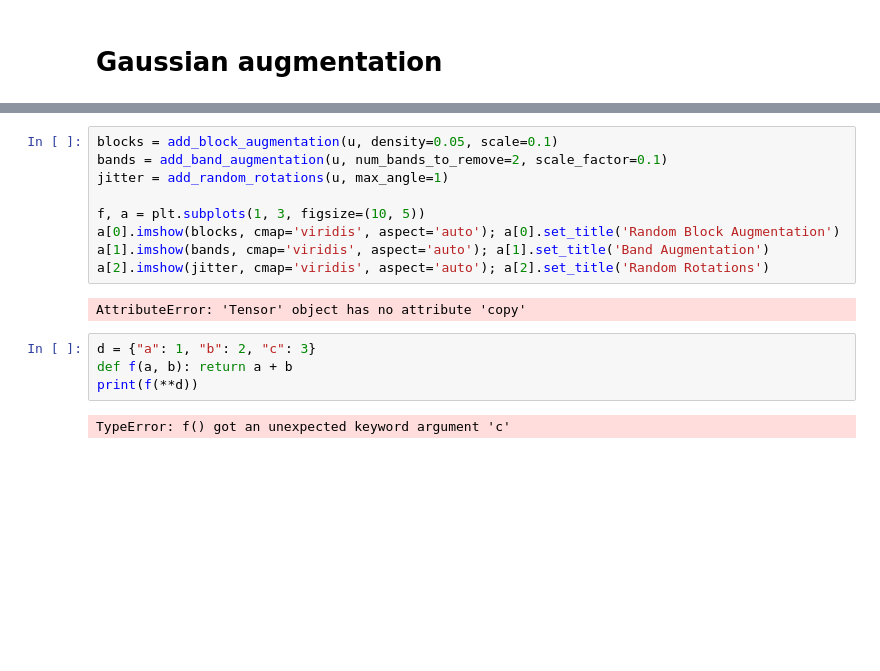
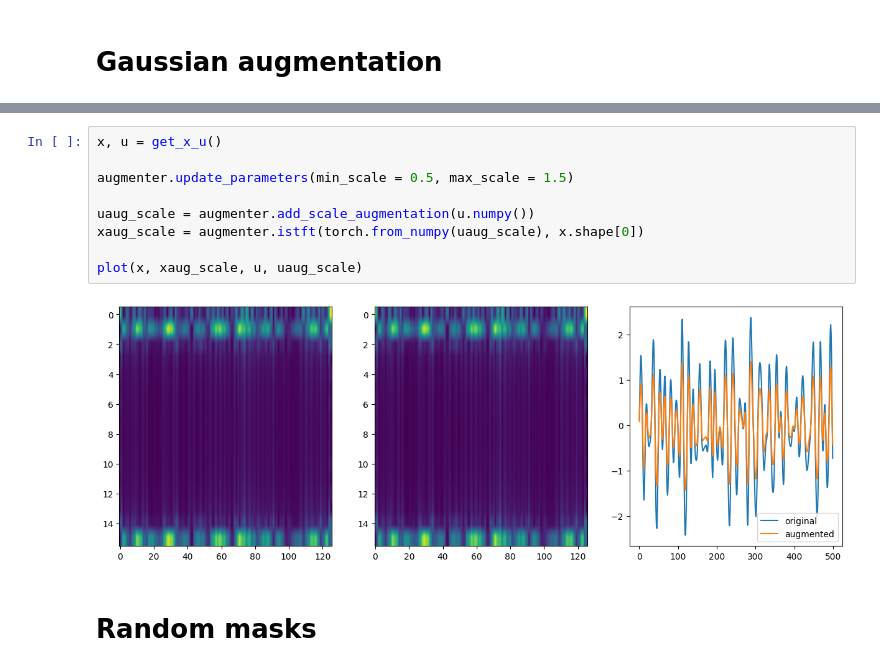
Before and after one commit to erlendlokna/Generative-SSL-VQVAE-modelling, a Jupyter notebook: augmentation_tests.ipynb, the cells around one changed output, grey strips where cells are left out. Saved outputs shown, nothing was run; the diff lists cells and outputs as text; blank space fills up the shorter version.

```diff
--- a/augmentation_tests.ipynb
+++ b/augmentation_tests.ipynb
@@ -460,17 +125,13 @@ plt.show()
-# %%
-blocks = add_block_augmentation(u, density=0.05, scale=0.1)
-bands = add_band_augmentation(u, num_bands_to_remove=2, scale_factor=0.1)
-jitter = add_random_rotations(u, max_angle=1)
-
-f, a = plt.subplots(1, 3, figsize=(10, 5))
-a[0].imshow(blocks, cmap='viridis', aspect='auto'); a[0].set_title('Random Block Augmentation')
-a[1].imshow(bands, cmap='viridis', aspect='auto'); a[1].set_title('Band Augmentation')
-a[2].imshow(jitter, cmap='viridis', aspect='auto'); a[2].set_title('Random Rotations')
-# %% [output]
-AttributeError: 'Tensor' object has no attribute 'copy'
-# %%
-d = {"a": 1, "b": 2, "c": 3}
-def f(a, b): return a + b
-print(f(**d))
-# %% [output]
-TypeError: f() got an unexpected keyword argument 'c'
+# %%
+x, u = get_x_u()
+
+augmenter.update_parameters(min_scale = 0.5, max_scale = 1.5)
+
+uaug_scale = augmenter.add_scale_augmentation(u.numpy())
+xaug_scale = augmenter.istft(torch.from_numpy(uaug_scale), x.shape[0])
+
+plot(x, xaug_scale, u, uaug_scale)
+# %% [output]
+[figure, added]
+# %% [markdown]
+# Random masks
```
Also changed, not shown: parts of 18 cells of this notebook, 5 other files.
